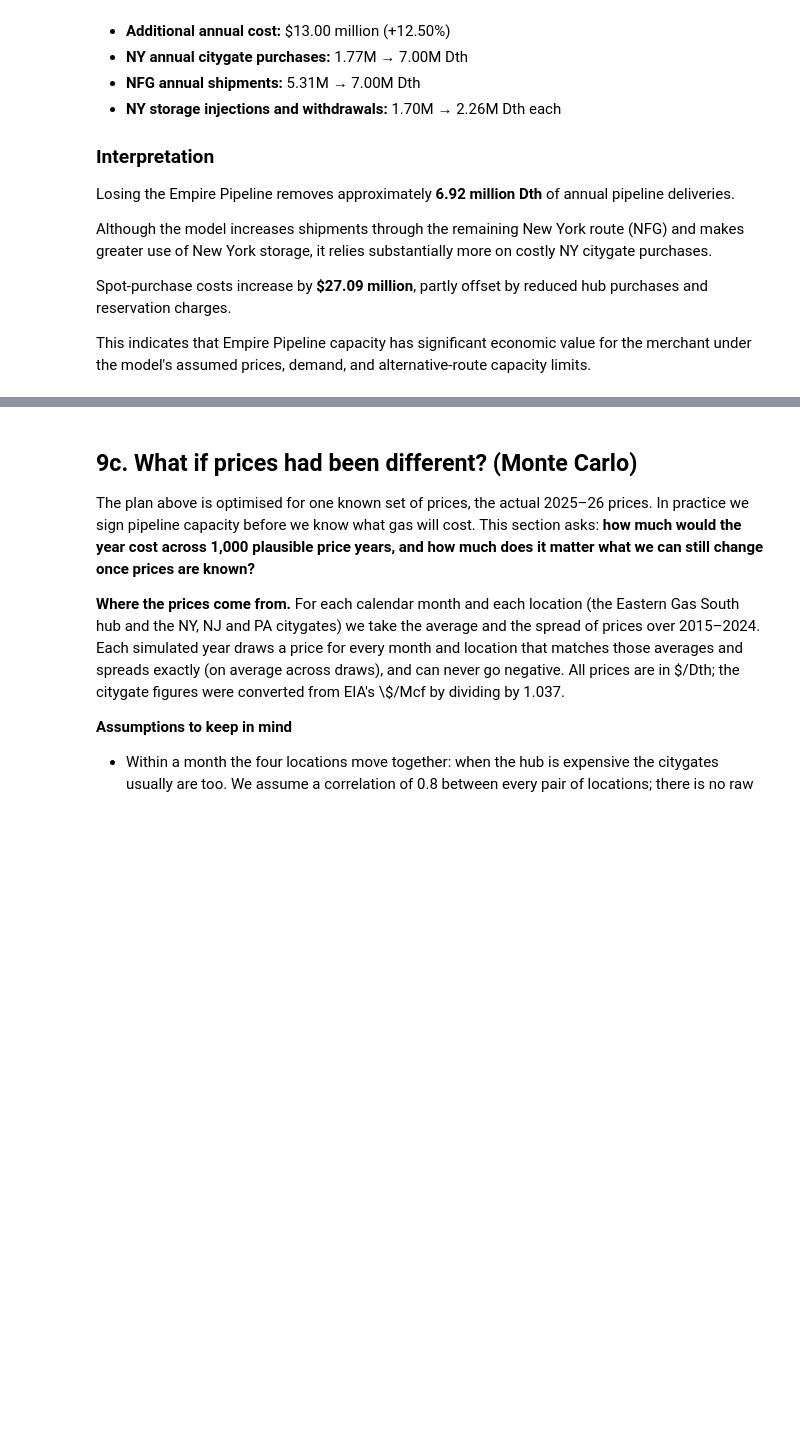
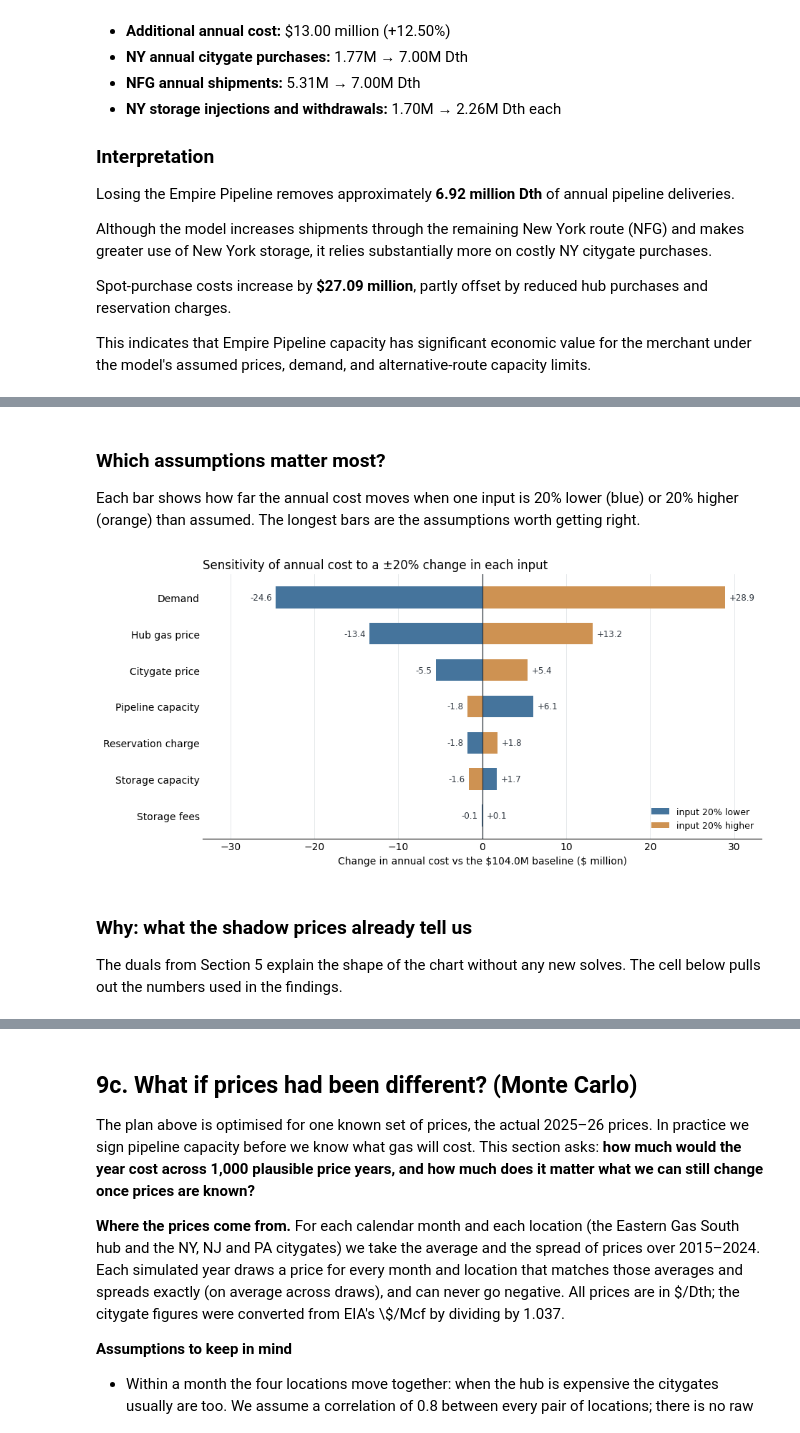
Before and after one commit to robjiakai/MidAtlanticGasMerchant, a Jupyter notebook: run_model.ipynb, the cells around one changed output, grey strips where cells are left out. Saved outputs shown, nothing was run; the diff lists cells and outputs as text; code cells hidden in the pictures; blank space fills up the shorter version.

```diff
--- a/run_model.ipynb
+++ b/run_model.ipynb
@@ -575,0 +671,39 @@ This indicates that Empire Pipeline capacity has significant economic value for
+# %% [markdown]
+### Which assumptions matter most?
+
+Each bar shows how far the annual cost moves when one input is 20% lower (blue) or 20% higher (orange) than assumed. The longest bars are the assumptions worth getting right.
+# %%
+BLUE, ORANGE, GRAY = "#45749C", "#CE9252", "#303841"
+order = sens_table.index[::-1]                      # largest swing at the top
+y = range(len(order))
+lo = sens_table.loc[order, "cost change at -20% ($M)"]
+hi = sens_table.loc[order, "cost change at +20% ($M)"]
+
+fig, ax = plt.subplots(figsize=(9.5, 4.6))
+ax.barh(y, lo, height=0.6, color=BLUE, label="input 20% lower")
+ax.barh(y, hi, height=0.6, color=ORANGE, label="input 20% higher")
+ax.axvline(0, color=GRAY, linewidth=0.9)
+for yi, a, b in zip(y, lo, hi):
+    for v in (a, b):
+        if abs(v) >= 0.05:
+            ax.annotate(f"{v:+.1f}", (v, yi), xytext=(4 if v > 0 else -4, 0), textcoords="offset points",
+                        ha="left" if v > 0 else "right", va="center", fontsize=8.5, color=GRAY)
+ax.set_yticks(list(y), order)
+ax.set_xlabel(f"Change in annual cost vs the \\${sol['objective'] / 1e6:,.1f}M baseline (\\$ million)")
+ax.set_title("Sensitivity of annual cost to a ±20% change in each input", loc="left", fontsize=12)
+ax.spines[["top", "right", "left"]].set_visible(False)
+ax.grid(axis="x", color="#E4E7EA", linewidth=0.65)
+ax.set_axisbelow(True)
+ax.tick_params(length=0)
+lim = max(lo.abs().max(), hi.abs().max()) * 1.15
+ax.set_xlim(-lim, lim)
+ax.legend(loc="lower right", frameon=False, fontsize=9)
+fig.tight_layout()
+fig.savefig(FIG_DIR / "09b_sensitivity_tornado.png", dpi=200, bbox_inches="tight", facecolor="white")
+plt.show()
+# %% [output]
+[figure, added]
+# %% [markdown]
+### Why: what the shadow prices already tell us
+
+The duals from Section 5 explain the shape of the chart without any new solves. The cell below pulls out the numbers used in the findings.
```
Also changed, not shown: parts of 4 cells of this notebook.
